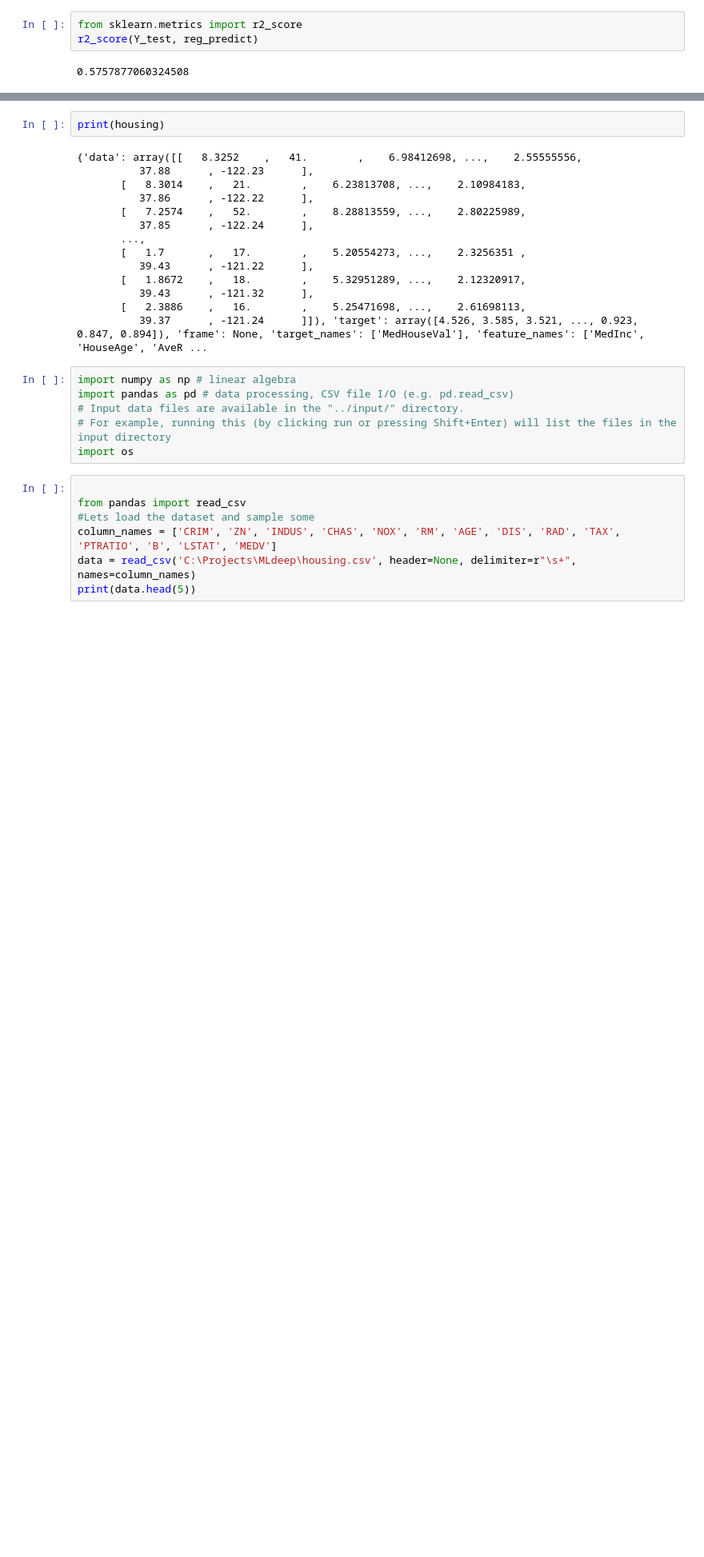
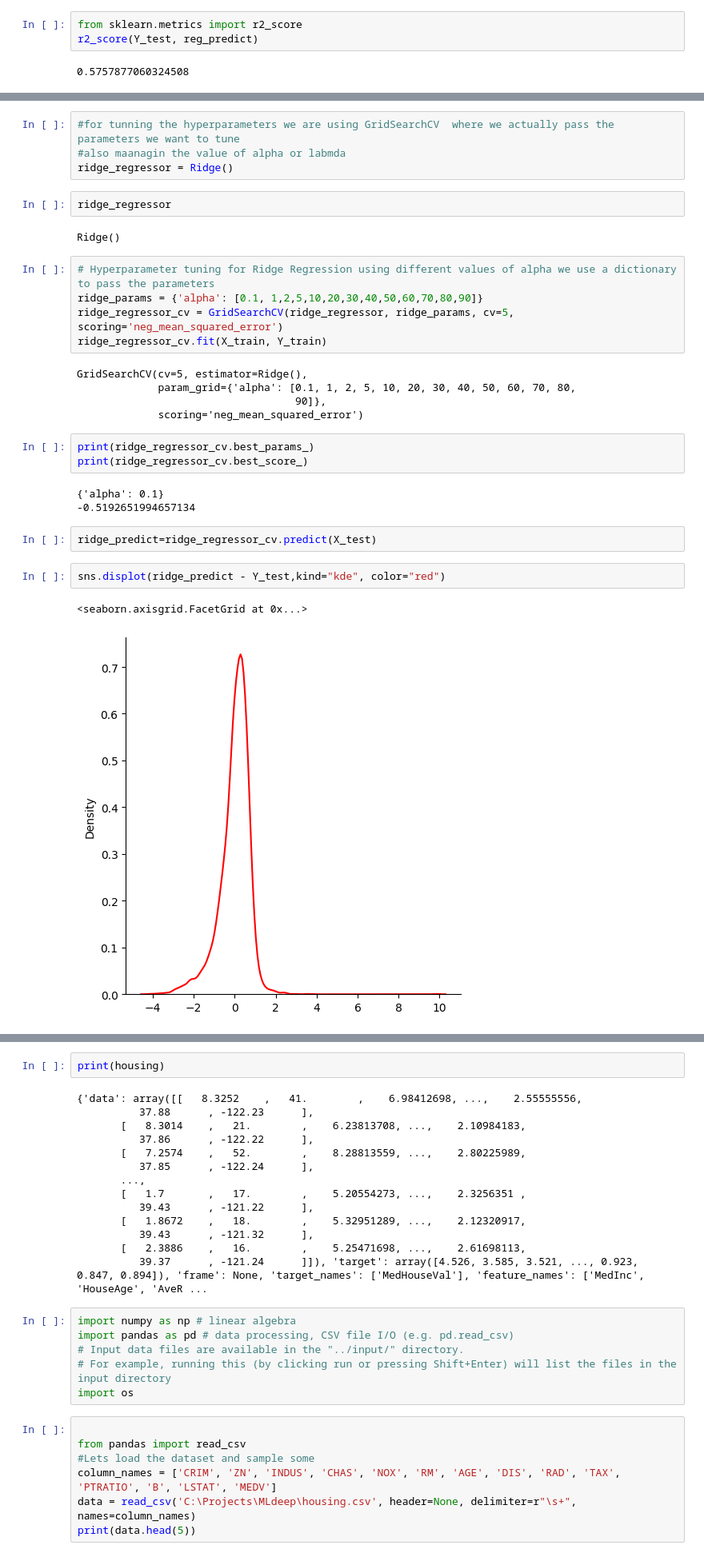
Before and after one commit to harshitrana672/MLDeep, a Jupyter notebook: linearregression.ipynb, the cells around one changed output, grey strips where cells are left out. Shown at 80% size. Drawn from its saved outputs; the diff is of its cells as text; blank space fills up the shorter version.

Commit message:
Pushing Ride regression

```diff
--- a/linearregression.ipynb
+++ b/linearregression.ipynb
@@ -99,0 +96,31 @@ r2_score(Y_test, reg_predict)
+# %%
+#for tunning the hyperparameters we are using GridSearchCV  where we actually pass the parameters we want to tune
+#also maanagin the value of alpha or labmda
+ridge_regressor = Ridge()
+# %%
+ridge_regressor
+# %% [output]
+Ridge()
+# %%
+# Hyperparameter tuning for Ridge Regression using different values of alpha we use a dictionary to pass the parameters
+ridge_params = {'alpha': [0.1, 1,2,5,10,20,30,40,50,60,70,80,90]}
+ridge_regressor_cv = GridSearchCV(ridge_regressor, ridge_params, cv=5, scoring='neg_mean_squared_error')
+ridge_regressor_cv.fit(X_train, Y_train)
+# %% [output]
+GridSearchCV(cv=5, estimator=Ridge(),
+             param_grid={'alpha': [0.1, 1, 2, 5, 10, 20, 30, 40, 50, 60, 70, 80,
+                                   90]},
+             scoring='neg_mean_squared_error')
+# %%
+print(ridge_regressor_cv.best_params_)
+print(ridge_regressor_cv.best_score_)
+# %% [output]
+{'alpha': 0.1}
+-0.5192651994657134
+# %%
+ridge_predict=ridge_regressor_cv.predict(X_test)
+# %%
+sns.displot(ridge_predict - Y_test,kind="kde", color="red")
+# %% [output]
+<seaborn.axisgrid.FacetGrid at 0x...>
+[figure, added]
```
Also changed, not shown: parts of 4 cells of this notebook.
